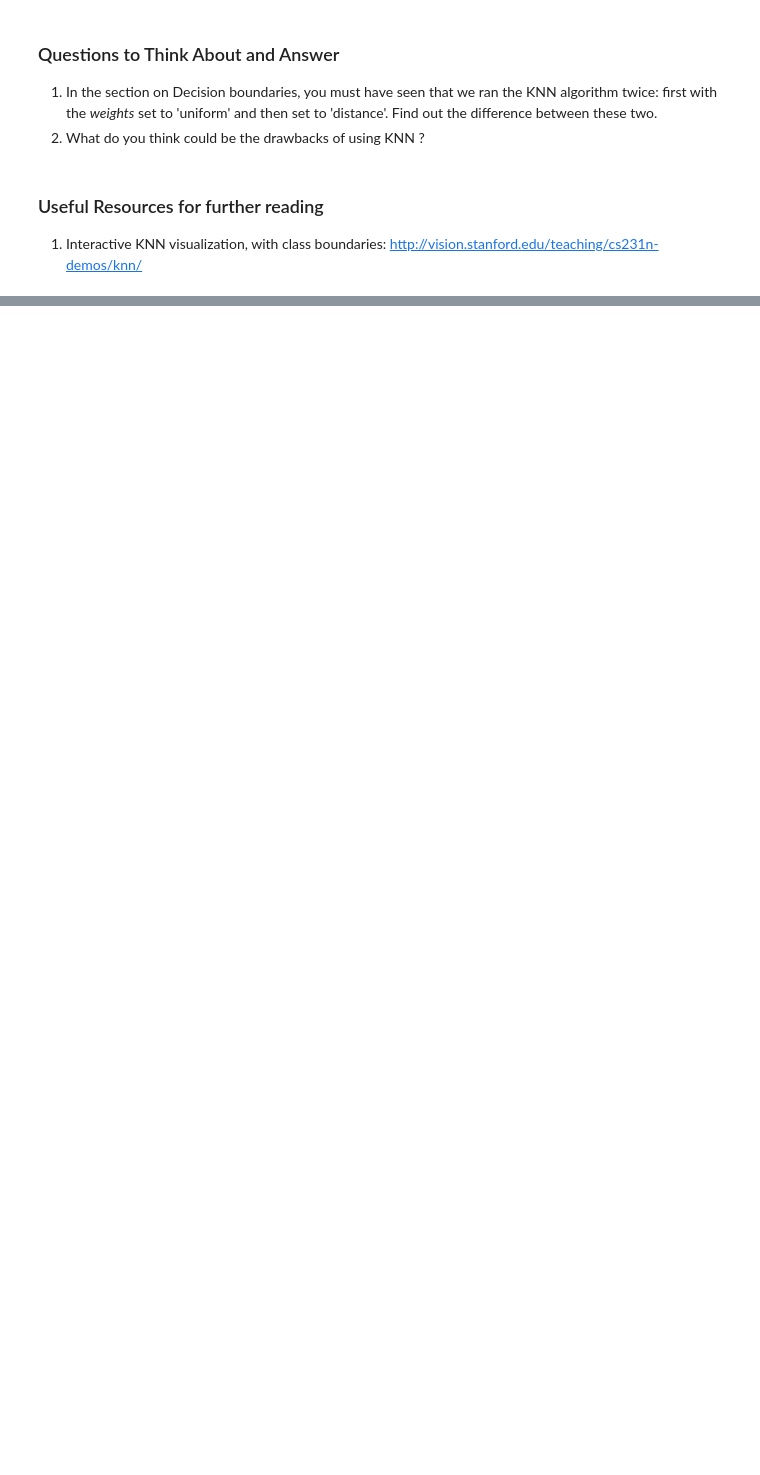
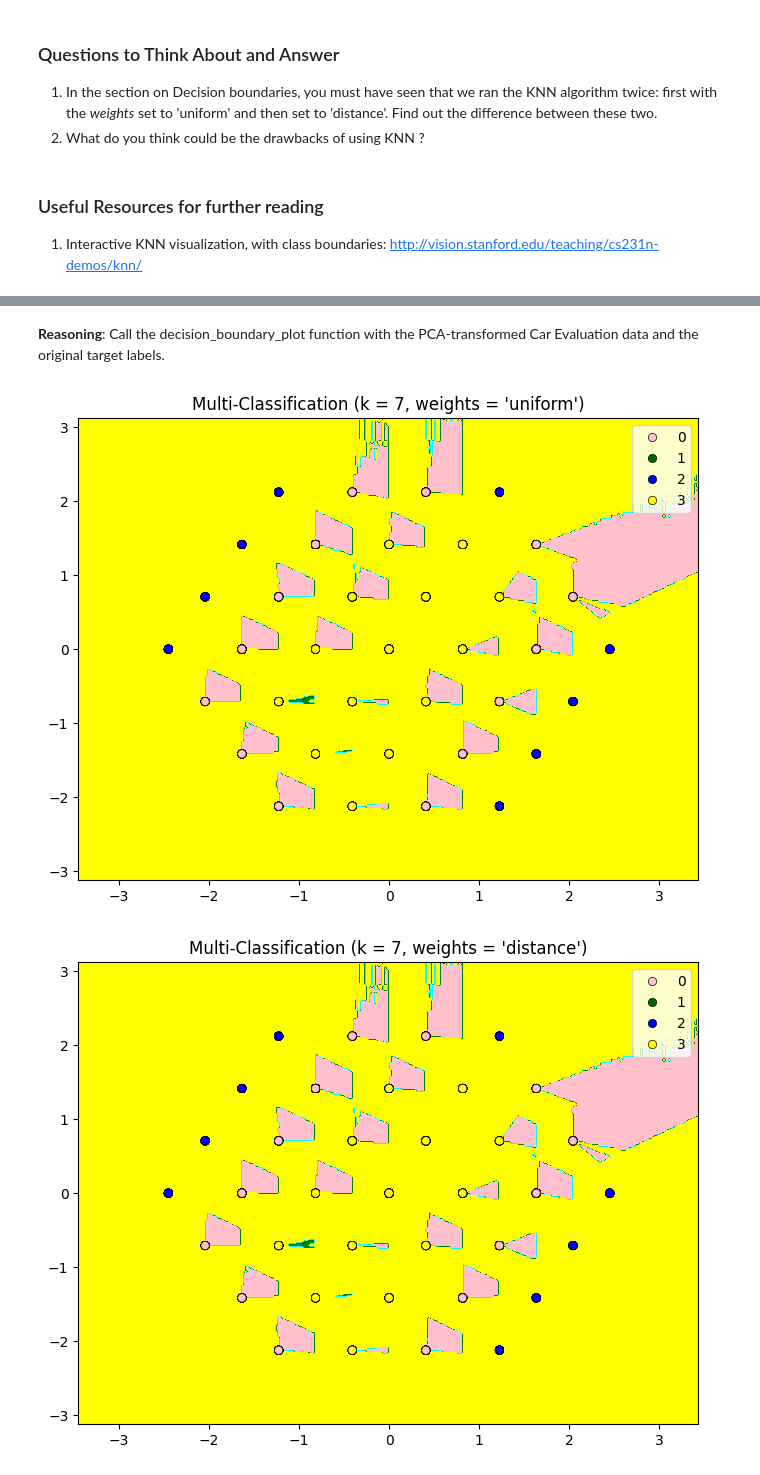
Before and after one commit to Yash-slr/IHUB_LAB_and_PROJECTS, a Jupyter notebook: AIML_Module_3_Lab_3_Implementing_KNN_from_scratch_and_visualize_Algorithm_performance.ipynb, the cells around one changed output, grey strips where cells are left out. Cells and saved outputs as stored; diff of their text form; code cells hidden in the pictures; blank space fills up the shorter version.

```diff
--- a/AIML_Module_3_Lab_3_Implementing_KNN_from_scratch_and_visualize_Algorithm_performance.ipynb
+++ b/AIML_Module_3_Lab_3_Implementing_KNN_from_scratch_and_visualize_Algorithm_performance.ipynb
@@ -396,0 +593,6 @@ print("The accuracy of the classifier on Car evaluation dataset is {:.2f} %".for
+# %%
+from sklearn.decomposition import PCA
+
+pca_car = PCA(n_components=2)
+pca_car.fit(X)
+X_car_pca = pca_car.transform(X)
@@ -396,0 +604,8 @@ print("The accuracy of the classifier on Car evaluation dataset is {:.2f} %".for
+# %% [markdown]
+**Reasoning**:
+Call the decision_boundary_plot function with the PCA-transformed Car Evaluation data and the original target labels.
+# %%
+decision_boundary_plot(X_car_pca, y, 7)
+# %% [output]
+[figure, added]
+[figure, added]
```
Also changed, not shown: parts of 48 cells of this notebook.
